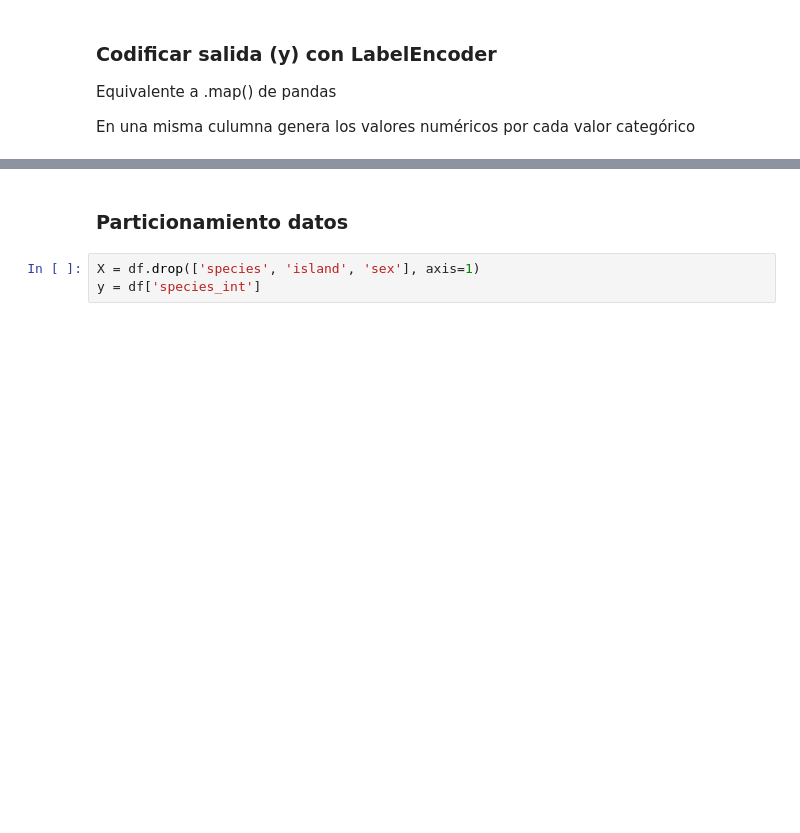
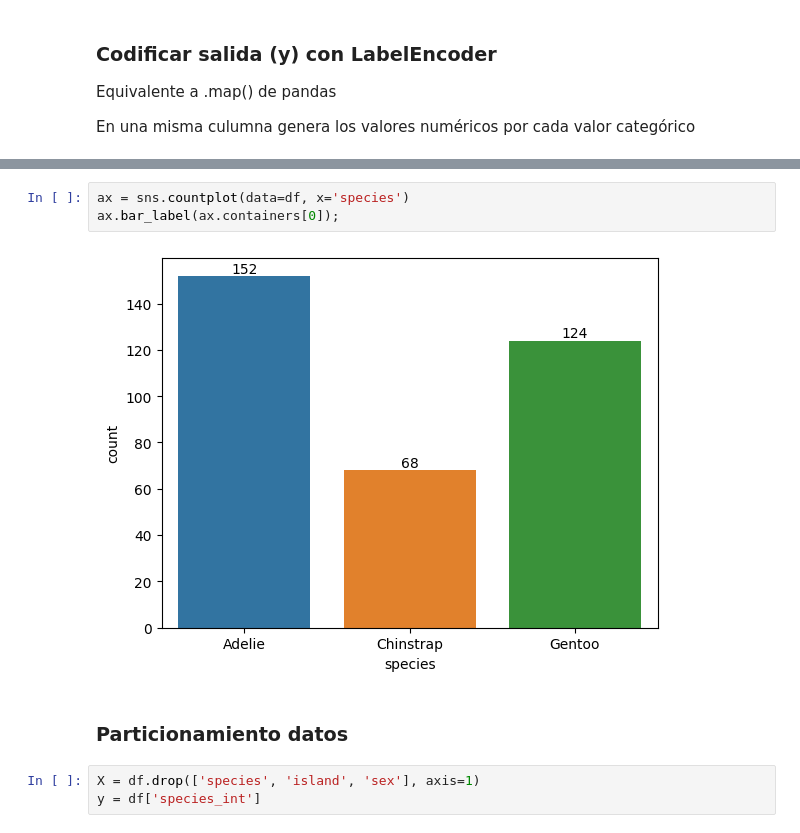
Before and after one commit to Angelbardon/curso-_analisis_angel_bardon, a Jupyter notebook: m6-ml/3. Clasificacion/clasificacion_multiclase_penguins.ipynb, the cells around one changed output, grey strips where cells are left out. Saved outputs shown, nothing was run; the diff lists cells and outputs as text; blank space fills up the shorter version.

```diff
--- a/m6-ml/3. Clasificacion/clasificacion_multiclase_penguins.ipynb
+++ b/m6-ml/3. Clasificacion/clasificacion_multiclase_penguins.ipynb
@@ -108,3 +121,8 @@ df.head(2)
+# %%
+ax = sns.countplot(data=df, x='species')
+ax.bar_label(ax.containers[0]);
+# %% [output]
+[figure, added]
 # %% [markdown]
 ### Particionamiento datos
 # %%
```
Also changed, not shown: parts of 17 cells of this notebook.
